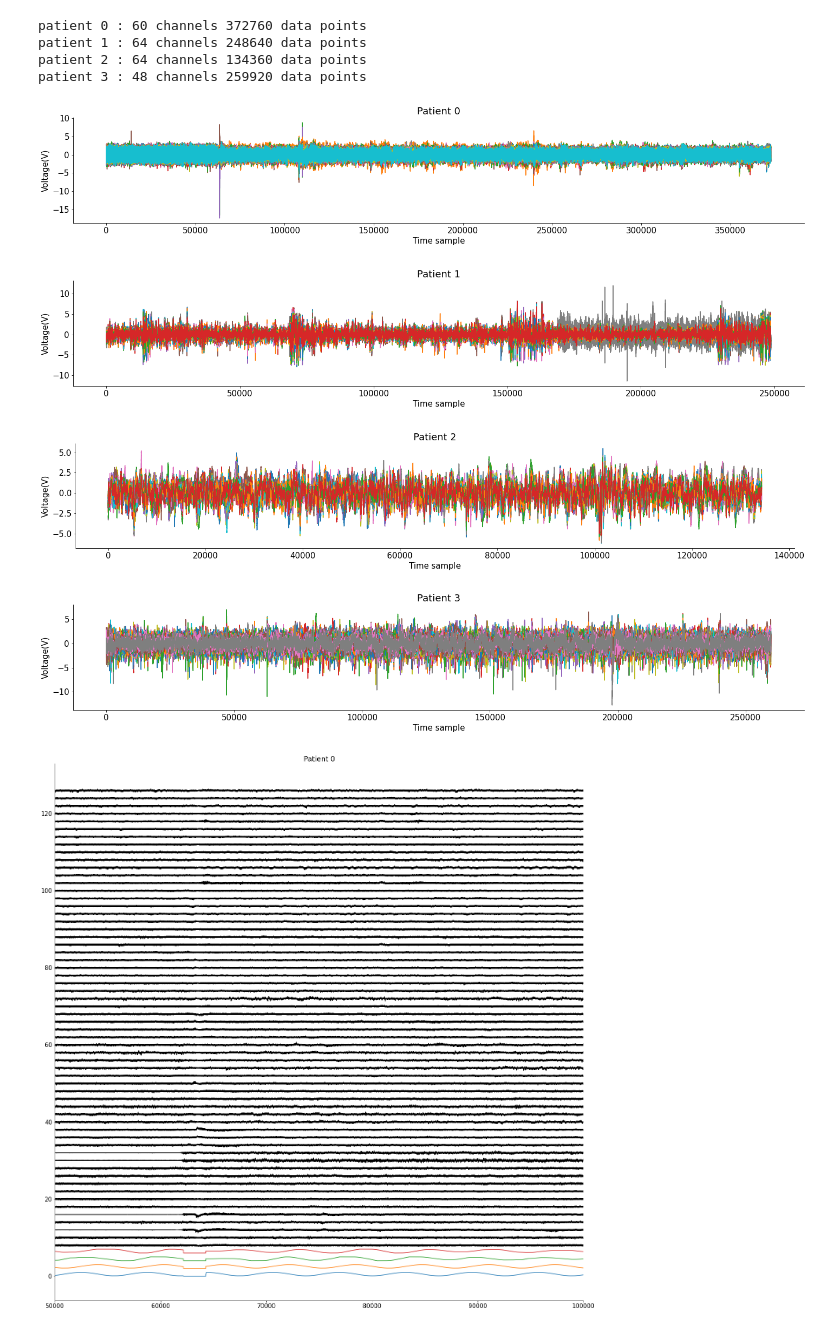
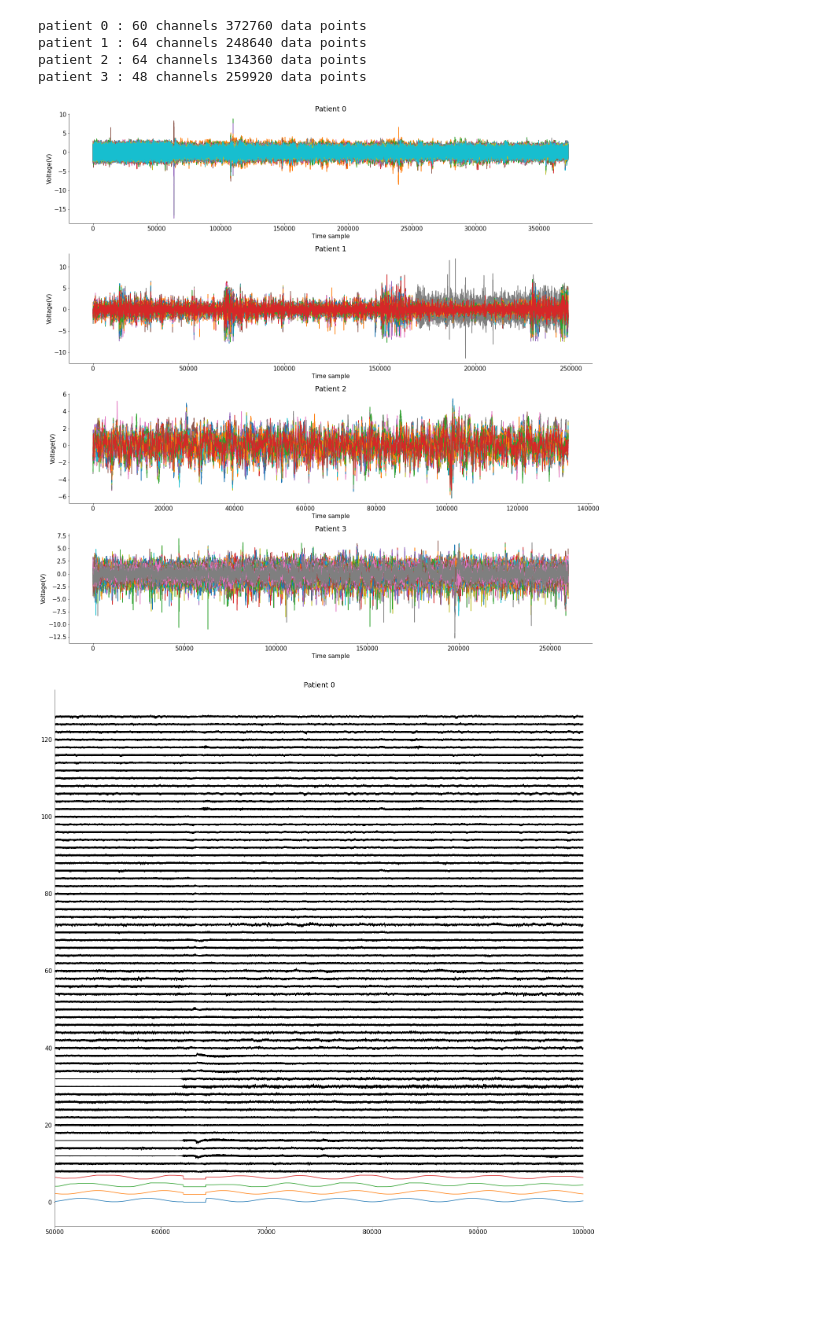
Before and after one commit to rnatarajan98/eCoG_Joystick_Analysis, a Jupyter notebook: Visualisation.ipynb, the cells around one changed output. Saved outputs shown, nothing was run; the diff lists cells and outputs as text; code cells hidden in the pictures; blank space fills up the shorter version.

```diff
--- a/Visualisation.ipynb
+++ b/Visualisation.ipynb
@@ -90,25 +68,24 @@ alldat = np.load(fname, allow_pickle=True)['dat']
 dat = alldat[0, 3]
 # %%
 # Voltage Visualisation for all patients
+
+plt.figure(figsize=(20, 20))
 for p in range(4):
+    plt.subplot(4, 1, p+1)
     dat = alldat[0, p]
-    plt.figure()
     print('patient', p, ':', dat['V'].shape[1],  'channels', dat['V'].shape[0], 'data points')
     plt.plot(dat['V'])
     plt.title('Patient ' + str(p))
     plt.ylabel('Voltage(V)')
     plt.xlabel('Time sample')
 
 plt.show()
 # %% [output]
 patient 0 : 60 channels 372760 data points
 patient 1 : 64 channels 248640 data points
 patient 2 : 64 channels 134360 data points
 patient 3 : 48 channels 259920 data points
-[figure, old version]
+[figure, new version]
-[figure, removed]
-[figure, removed]
-[figure, removed]
 # %%
 # Normalised Voltage Visualisation for all patients, compared with dependent variable cursor position
 for p in range(4):
```
Also changed, not shown: parts of 1 cell of this notebook, 3 other files.
